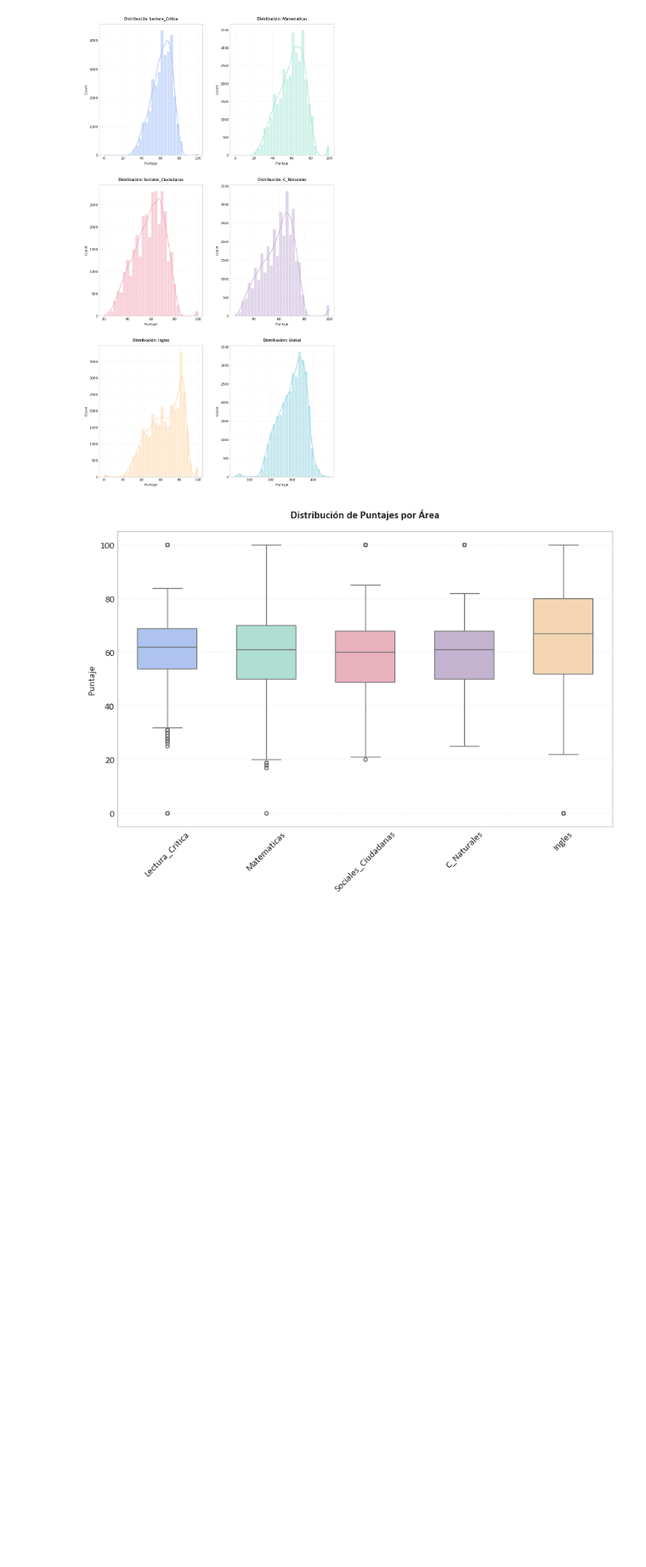
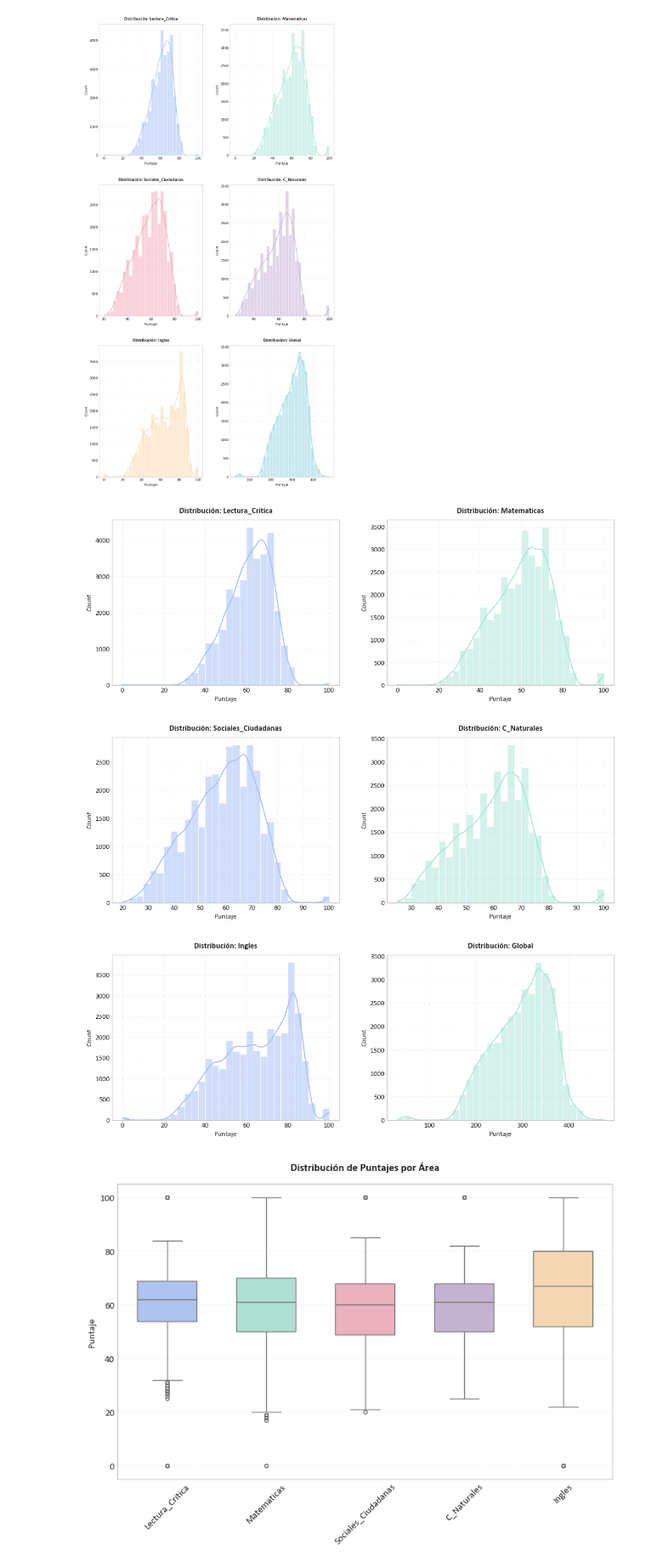
Before and after one commit to EstebanLN/Proyecto-2-Analitica-Computacional, a Jupyter notebook: Ingeniería_y_Análisis_de_Datos/Analisis_de_datos.ipynb, the cells around one changed output. Shown at 85% size. Cells and saved outputs as stored; diff of their text form; code cells hidden in the pictures; blank space fills up the shorter version.

Commit message:
Gráficas para presentación final - Análisis e ingeniería de datos

```diff
--- a/Ingeniería_y_Análisis_de_Datos/Analisis_de_datos.ipynb
+++ b/Ingeniería_y_Análisis_de_Datos/Analisis_de_datos.ipynb
@@ -143,6 +143,35 @@ plt.tight_layout(pad=3.0)
 plt.show()
 # %% [output]
 [figure]
+# %%
+import matplotlib.pyplot as plt
+import seaborn as sns
+
+# Lista de puntajes agrupados de dos en dos
+grupos_puntajes = [
+    ['punt_lectura_critica', 'punt_matematicas'],
+    ['punt_sociales_ciudadanas', 'punt_c_naturales'],
+    ['punt_ingles', 'punt_global']
+]
+
+# Crear una figura para cada par de puntajes
+for i, grupo in enumerate(grupos_puntajes, 1):
+    fig, axs = plt.subplots(1, 2, figsize=(12, 5))
+
+    for j, col in enumerate(grupo):
+        sns.histplot(data=df, x=col, kde=True, bins=30, ax=axs[j],
+                    color=PALETA_PASTEL[j%len(PALETA_PASTEL)],
+                    edgecolor='white', linewidth=0.5)
+        axs[j].set_title(f'Distribución: {col.replace("punt_", "").title()}', pad=10)
+        axs[j].set_xlabel('Puntaje')
+        axs[j].grid(True, linestyle=':', alpha=0.6)
+
+    plt.tight_layout(pad=3.0)
+    plt.show()
+# %% [output]
+[figure, added]
+[figure, added]
+[figure, added]
 # %%
 # fig, axs = plt.subplots(2, 3, figsize=(18, 10))
 # puntajes = ['punt_lectura_critica', 'punt_matematicas', 'punt_sociales_ciudadanas', 'punt_c_naturales', 'punt_ingles', 'punt_global']
```
Also changed, not shown: parts of 3 cells of this notebook.
